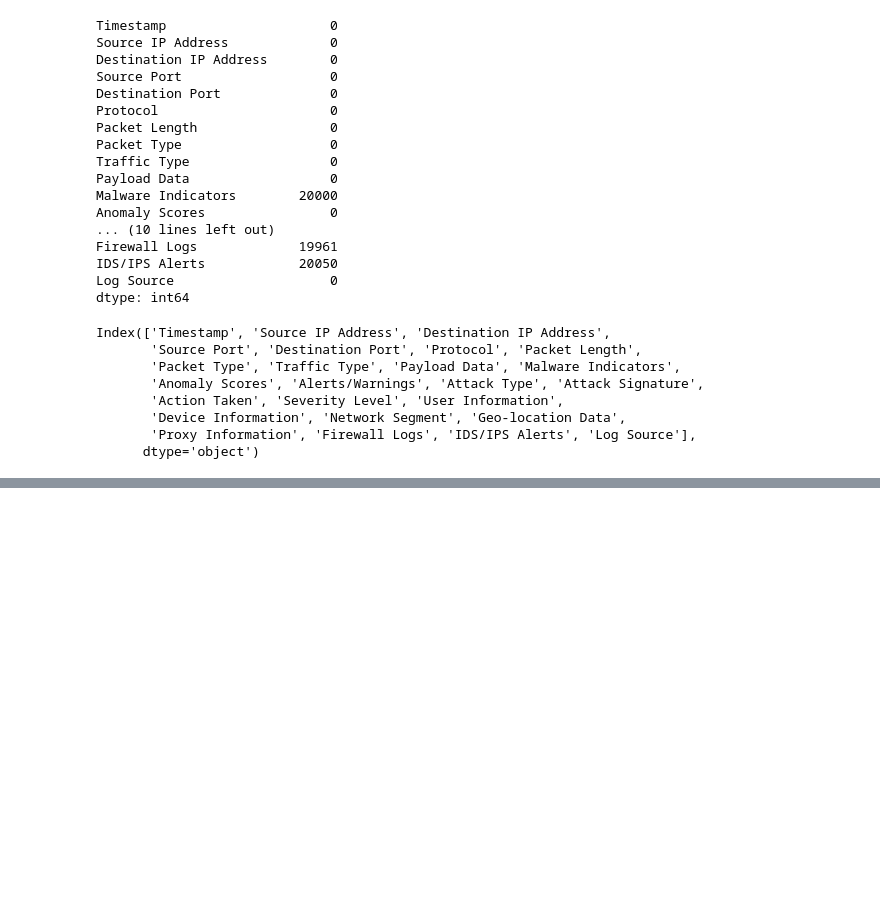
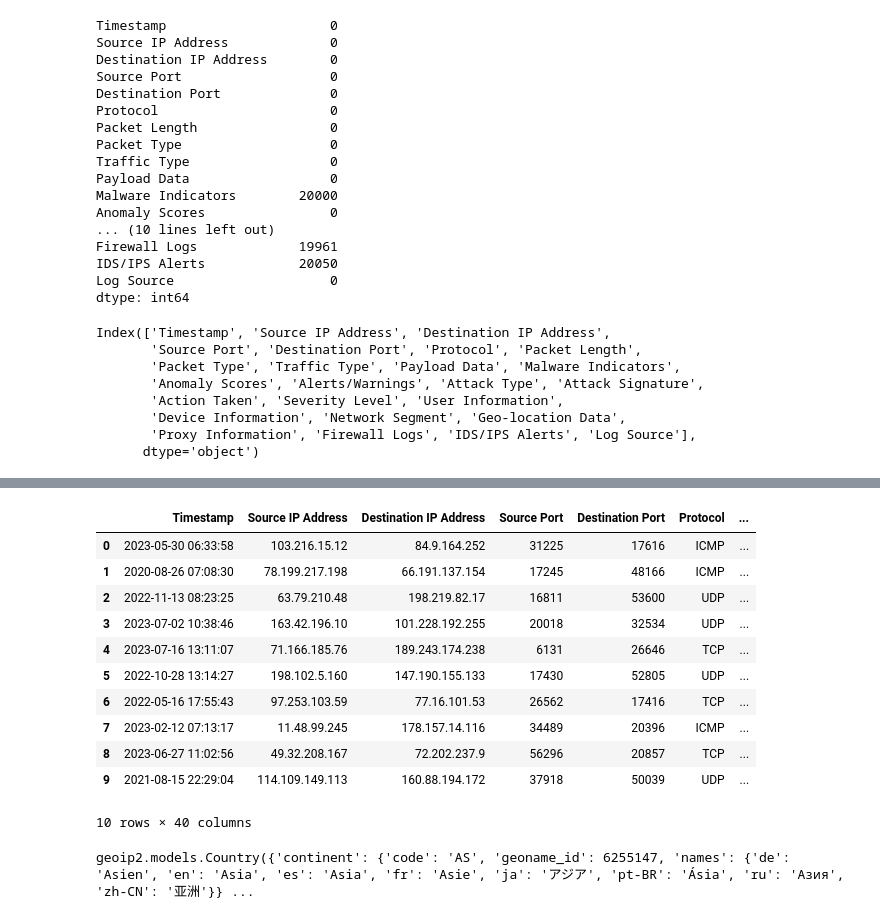
Before and after one commit to KalooIna/cybersecurity_attacks, a Jupyter notebook: notebookElly.ipynb, the cells around one changed output, grey strips where cells are left out. Cells and saved outputs as stored; diff of their text form; code cells hidden in the pictures; blank space fills up the shorter version.

```diff
--- a/notebookElly.ipynb
+++ b/notebookElly.ipynb
@@ -58,0 +139,9 @@ Index(['Timestamp', 'Source IP Address', 'Destination IP Address',
+# %%
+# Split Device Information to Browser, OS and Device more detailed information
+# Should we separate browser_family and browser-major or keep together?
+df['Browser_family'] = df['Device Information'].apply(lambda x: parse(x).__getattribute__('user_agent').family if parse(x).__getattribute__('user_agent') is not None else pd.NA)
+df['Browser_major'] = df['Device Information'].apply(lambda x: parse(x).__getattribute__('user_agent').major if parse(x).__getattribute__('user_agent') is not None else pd.NA)
+df['OS_family'] = df['Device Information'].apply(lambda x: parse(x).__getattribute__('os').family if parse(x).__getattribute__('os') is not None else pd.NA)
+df['OS_major'] = df['Device Information'].apply(lambda x: parse(x).__getattribute__('os').major if parse(x).__getattribute__('os') is not None else pd.NA)
+df['Device_family'] = df['Device Information'].apply(lambda x: parse(x).__getattribute__('device').family if parse(x).__getattribute__('device') is not None else pd.NA)
+df['Device_brand'] = df['Device Information'].apply(lambda x: parse(x).__getattribute__('device').brand if parse(x).__getattribute__('device') is not None else pd.NA)
@@ -78,0 +226,39 @@ df.select_dtypes(exclude=[np.number]).columns.tolist()
+# %%
+# Check private range
+# • 10.0.0.0 – 10.255.255.255
+# • 172.16.0.0 – 172.31.255.255
+# • 192.168.0.0 – 192.168.255.255
+
+def isPrivateIP(ip):
+    if pd.isna(ip):
+        return pd.NA
+    octets = ip.split(".")
+    first = int(octets[0])
+    second = int(octets[1])
+    if first == 10:
+        return True
+    elif first == 172 and 16 <= second <= 31:
+        return True
+    elif first == 192 and second == 168:
+        return True
+    else:
+        return False
+
+df['Source_IP_Private'] = df['Source IP Address'].apply(isPrivateIP)
+df['Destination_IP_Private'] = df['Destination IP Address'].apply(isPrivateIP)
+df['Proxy_IP_Private'] = df['Proxy Information'].apply(isPrivateIP)
+
+df.head(10)
+# %% [output]
+|  | Timestamp | Source IP Address | Destination IP Address | Source Port | Destination Port | Protocol | ... |
+| 0 | 2023-05-30 06:33:58 | 103.216.15.12 | 84.9.164.252 | 31225 | 17616 | ICMP | ... |
+| 1 | 2020-08-26 07:08:30 | 78.199.217.198 | 66.191.137.154 | 17245 | 48166 | ICMP | ... |
+| 2 | 2022-11-13 08:23:25 | 63.79.210.48 | 198.219.82.17 | 16811 | 53600 | UDP | ... |
+| 3 | 2023-07-02 10:38:46 | 163.42.196.10 | 101.228.192.255 | 20018 | 32534 | UDP | ... |
+| 4 | 2023-07-16 13:11:07 | 71.166.185.76 | 189.243.174.238 | 6131 | 26646 | TCP | ... |
+| 5 | 2022-10-28 13:14:27 | 198.102.5.160 | 147.190.155.133 | 17430 | 52805 | UDP | ... |
+| 6 | 2022-05-16 17:55:43 | 97.253.103.59 | 77.16.101.53 | 26562 | 17416 | TCP | ... |
+| 7 | 2023-02-12 07:13:17 | 11.48.99.245 | 178.157.14.116 | 34489 | 20396 | ICMP | ... |
+| 8 | 2023-06-27 11:02:56 | 49.32.208.167 | 72.202.237.9 | 56296 | 20857 | TCP | ... |
+| 9 | 2021-08-15 22:29:04 | 114.109.149.113 | 160.88.194.172 | 37918 | 50039 | UDP | ... |
+10 rows × 40 columns
@@ -78,0 +267,7 @@ df.select_dtypes(exclude=[np.number]).columns.tolist()
+# %%
+with geoip2.database.Reader('./data/ext/GeoLite2-Country_20251212/GeoLite2-Country.mmdb') as reader:
+    response = reader.country(df.loc[0, 'Source IP Address'])
+    print(response)
+    # print(response.continent.names)
+# %% [output]
+geoip2.models.Country({'continent': {'code': 'AS', 'geoname_id': 6255147, 'names': {'de': 'Asien', 'en': 'Asia', 'es': 'Asia', 'fr': 'Asie', 'ja': 'アジア', 'pt-BR': 'Ásia', 'ru': 'Азия', 'zh-CN': '亚洲'}} ...
```
Also changed, not shown: parts of 42 cells of this notebook, 13 other files.
